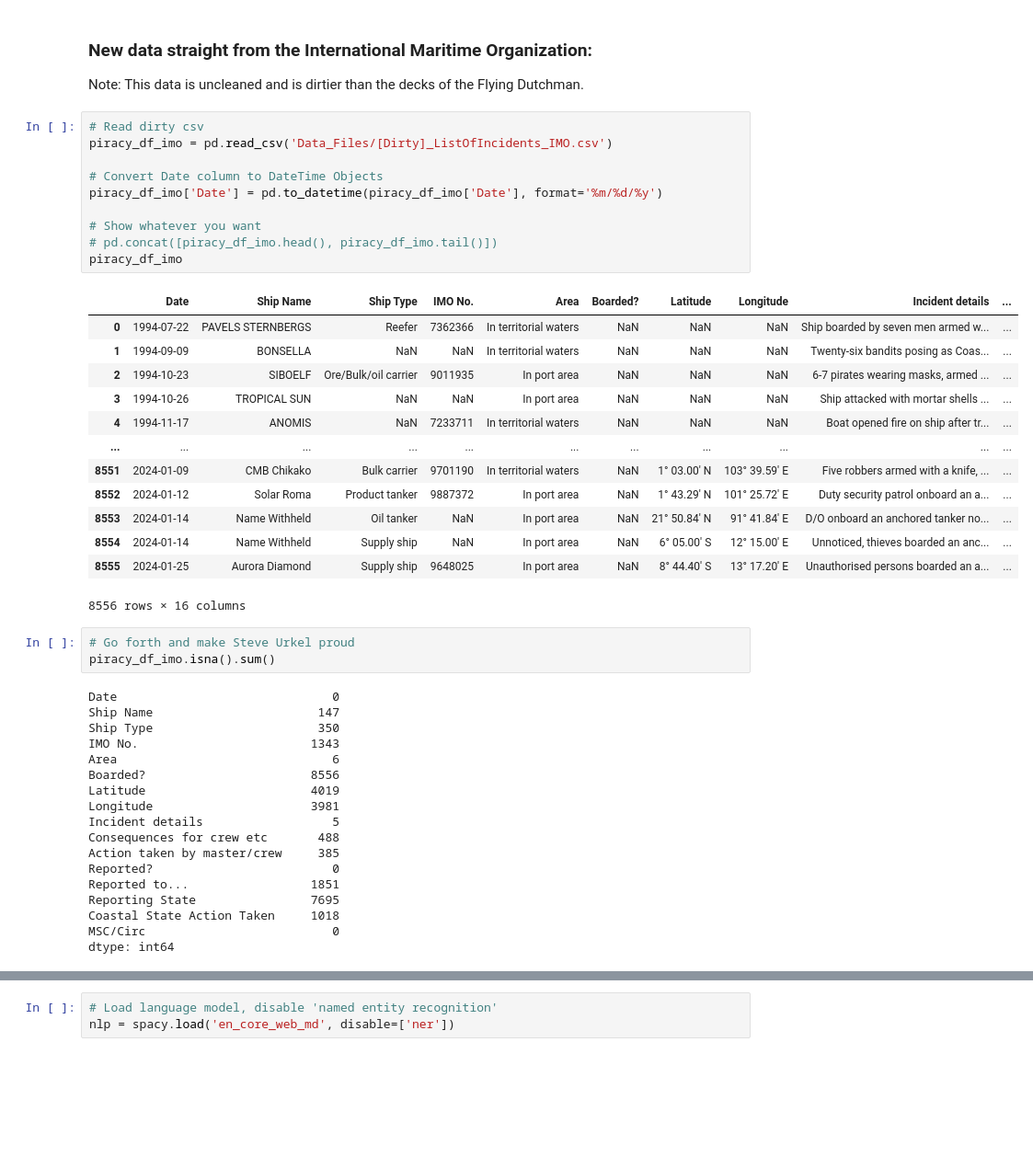
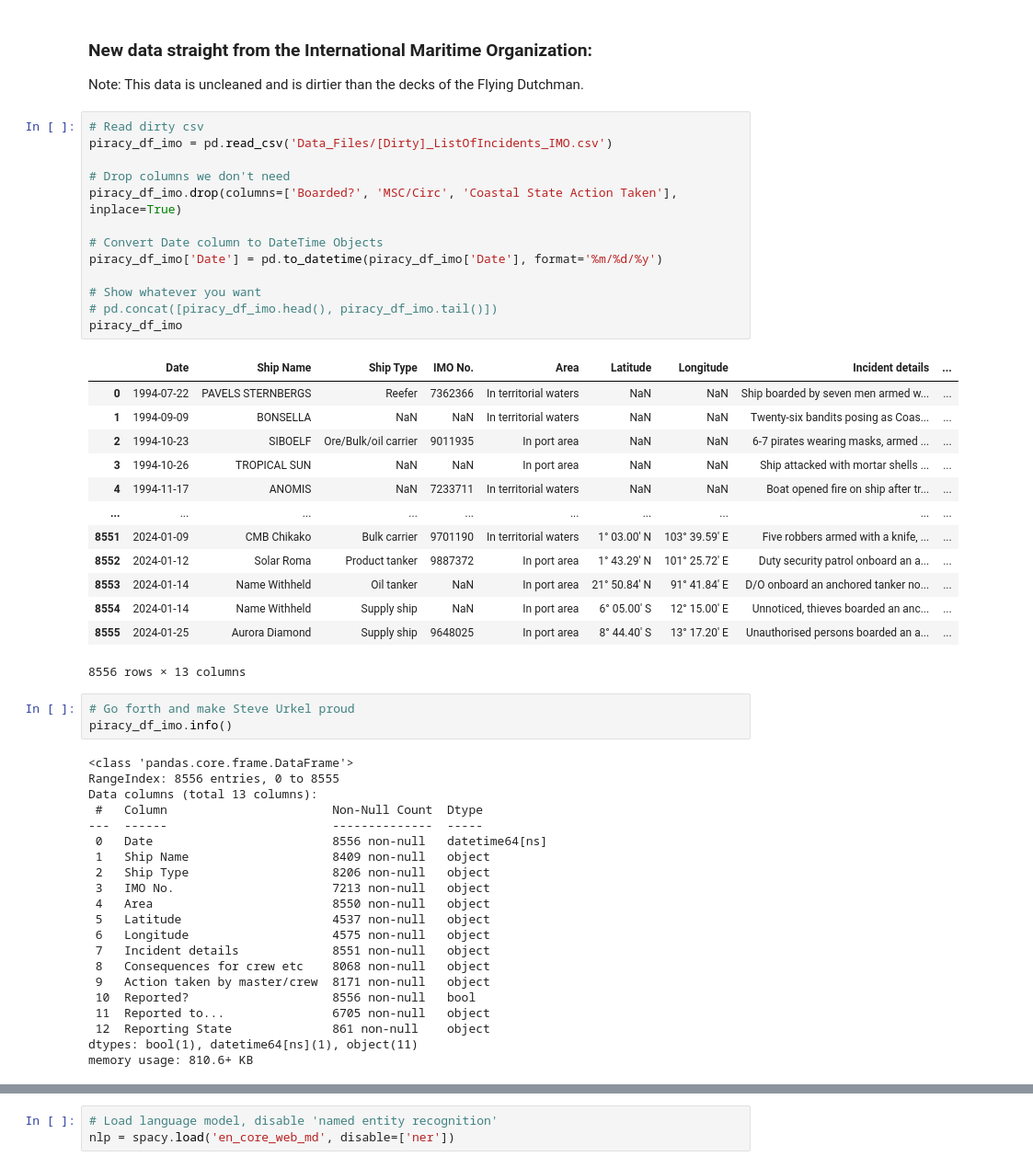
Before and after one commit to deryk96/pirates-of-monterey, a Jupyter notebook: dataframe_notebook.ipynb, the cells around one changed output, grey strips where cells are left out. Shown at 92% size. Saved outputs shown, nothing was run; the diff lists cells and outputs as text; blank space fills up the shorter version.

```diff
--- a/dataframe_notebook.ipynb
+++ b/dataframe_notebook.ipynb
@@ -70,45 +52,51 @@ Note: This data is uncleaned and is dirtier than the decks of the Flying Dutchma
 # %%
 # Read dirty csv
 piracy_df_imo = pd.read_csv('Data_Files/[Dirty]_ListOfIncidents_IMO.csv')
+
+# Drop columns we don't need
+piracy_df_imo.drop(columns=['Boarded?', 'MSC/Circ', 'Coastal State Action Taken'], inplace=True)
 
 # Convert Date column to DateTime Objects
 piracy_df_imo['Date'] = pd.to_datetime(piracy_df_imo['Date'], format='%m/%d/%y')
 
 # Show whatever you want
 # pd.concat([piracy_df_imo.head(), piracy_df_imo.tail()])
 piracy_df_imo
 # %% [output]
-|  | Date | Ship Name | Ship Type | IMO No. | Area | Boarded? | Latitude | Longitude | Incident details | ... |
-| 0 | 1994-07-22 | PAVELS STERNBERGS | Reefer | 7362366 | In territorial waters | NaN | NaN | NaN | Ship boarded by seven men armed w... | ... |
-| 1 | 1994-09-09 | BONSELLA | NaN | NaN | In territorial waters | NaN | NaN | NaN | Twenty-six bandits posing as Coas... | ... |
-| 2 | 1994-10-23 | SIBOELF | Ore/Bulk/oil carrier | 9011935 | In port area | NaN | NaN | NaN | 6-7 pirates wearing masks, armed ... | ... |
-| 3 | 1994-10-26 | TROPICAL SUN | NaN | NaN | In port area | NaN | NaN | NaN | Ship attacked with mortar shells ... | ... |
-| 4 | 1994-11-17 | ANOMIS | NaN | 7233711 | In territorial waters | NaN | NaN | NaN | Boat opened fire on ship after tr... | ... |
-| ... | ... | ... | ... | ... | ... | ... | ... | ... | ... | ... |
-| 8551 | 2024-01-09 | CMB Chikako | Bulk carrier | 9701190 | In territorial waters | NaN | 1° 03.00' N | 103° 39.59' E | Five robbers armed with a knife, ... | ... |
-| 8552 | 2024-01-12 | Solar Roma | Product tanker | 9887372 | In port area | NaN | 1° 43.29' N | 101° 25.72' E | Duty security patrol onboard an a... | ... |
-| 8553 | 2024-01-14 | Name Withheld | Oil tanker | NaN | In port area | NaN | 21° 50.84' N | 91° 41.84' E | D/O onboard an anchored tanker no... | ... |
-| 8554 | 2024-01-14 | Name Withheld | Supply ship | NaN | In port area | NaN | 6° 05.00' S | 12° 15.00' E | Unnoticed, thieves boarded an anc... | ... |
-| 8555 | 2024-01-25 | Aurora Diamond | Supply ship | 9648025 | In port area | NaN | 8° 44.40' S | 13° 17.20' E | Unauthorised persons boarded an a... | ... |
+|  | Date | Ship Name | Ship Type | IMO No. | Area | Latitude | Longitude | Incident details | ... |
+| 0 | 1994-07-22 | PAVELS STERNBERGS | Reefer | 7362366 | In territorial waters | NaN | NaN | Ship boarded by seven men armed w... | ... |
+| 1 | 1994-09-09 | BONSELLA | NaN | NaN | In territorial waters | NaN | NaN | Twenty-six bandits posing as Coas... | ... |
+| 2 | 1994-10-23 | SIBOELF | Ore/Bulk/oil carrier | 9011935 | In port area | NaN | NaN | 6-7 pirates wearing masks, armed ... | ... |
+| 3 | 1994-10-26 | TROPICAL SUN | NaN | NaN | In port area | NaN | NaN | Ship attacked with mortar shells ... | ... |
+| 4 | 1994-11-17 | ANOMIS | NaN | 7233711 | In territorial waters | NaN | NaN | Boat opened fire on ship after tr... | ... |
+| ... | ... | ... | ... | ... | ... | ... | ... | ... | ... |
+| 8551 | 2024-01-09 | CMB Chikako | Bulk carrier | 9701190 | In territorial waters | 1° 03.00' N | 103° 39.59' E | Five robbers armed with a knife, ... | ... |
+| 8552 | 2024-01-12 | Solar Roma | Product tanker | 9887372 | In port area | 1° 43.29' N | 101° 25.72' E | Duty security patrol onboard an a... | ... |
+| 8553 | 2024-01-14 | Name Withheld | Oil tanker | NaN | In port area | 21° 50.84' N | 91° 41.84' E | D/O onboard an anchored tanker no... | ... |
+| 8554 | 2024-01-14 | Name Withheld | Supply ship | NaN | In port area | 6° 05.00' S | 12° 15.00' E | Unnoticed, thieves boarded an anc... | ... |
+| 8555 | 2024-01-25 | Aurora Diamond | Supply ship | 9648025 | In port area | 8° 44.40' S | 13° 17.20' E | Unauthorised persons boarded an a... | ... |
-8556 rows × 16 columns
+8556 rows × 13 columns
 # %%
 # Go forth and make Steve Urkel proud
-piracy_df_imo.isna().sum()
+piracy_df_imo.info()
 # %% [output]
-Date                              0
-Ship Name                       147
-Ship Type                       350
-IMO No.                        1343
-Area                              6
-Boarded?                       8556
-Latitude                       4019
-Longitude                      3981
-Incident details                  5
-Consequences for crew etc       488
-Action taken by master/crew     385
-Reported?                         0
-Reported to...                 1851
-Reporting State                7695
-Coastal State Action Taken     1018
-MSC/Circ                          0
-dtype: int64
+<class 'pandas.core.frame.DataFrame'>
+RangeIndex: 8556 entries, 0 to 8555
+Data columns (total 13 columns):
+ #   Column                       Non-Null Count  Dtype
+---  ------                       --------------  -----
+ 0   Date                         8556 non-null   datetime64[ns]
+ 1   Ship Name                    8409 non-null   object
+ 2   Ship Type                    8206 non-null   object
+ 3   IMO No.                      7213 non-null   object
+ 4   Area                         8550 non-null   object
+ 5   Latitude                     4537 non-null   object
+ 6   Longitude                    4575 non-null   object
+ 7   Incident details             8551 non-null   object
+ 8   Consequences for crew etc    8068 non-null   object
+ 9   Action taken by master/crew  8171 non-null   object
+ 10  Reported?                    8556 non-null   bool
+ 11  Reported to...               6705 non-null   object
+ 12  Reporting State              861 non-null    object
+dtypes: bool(1), datetime64[ns](1), object(11)
+memory usage: 810.6+ KB
```
Also changed, not shown: parts of 35 cells of this notebook, 2 other files.
